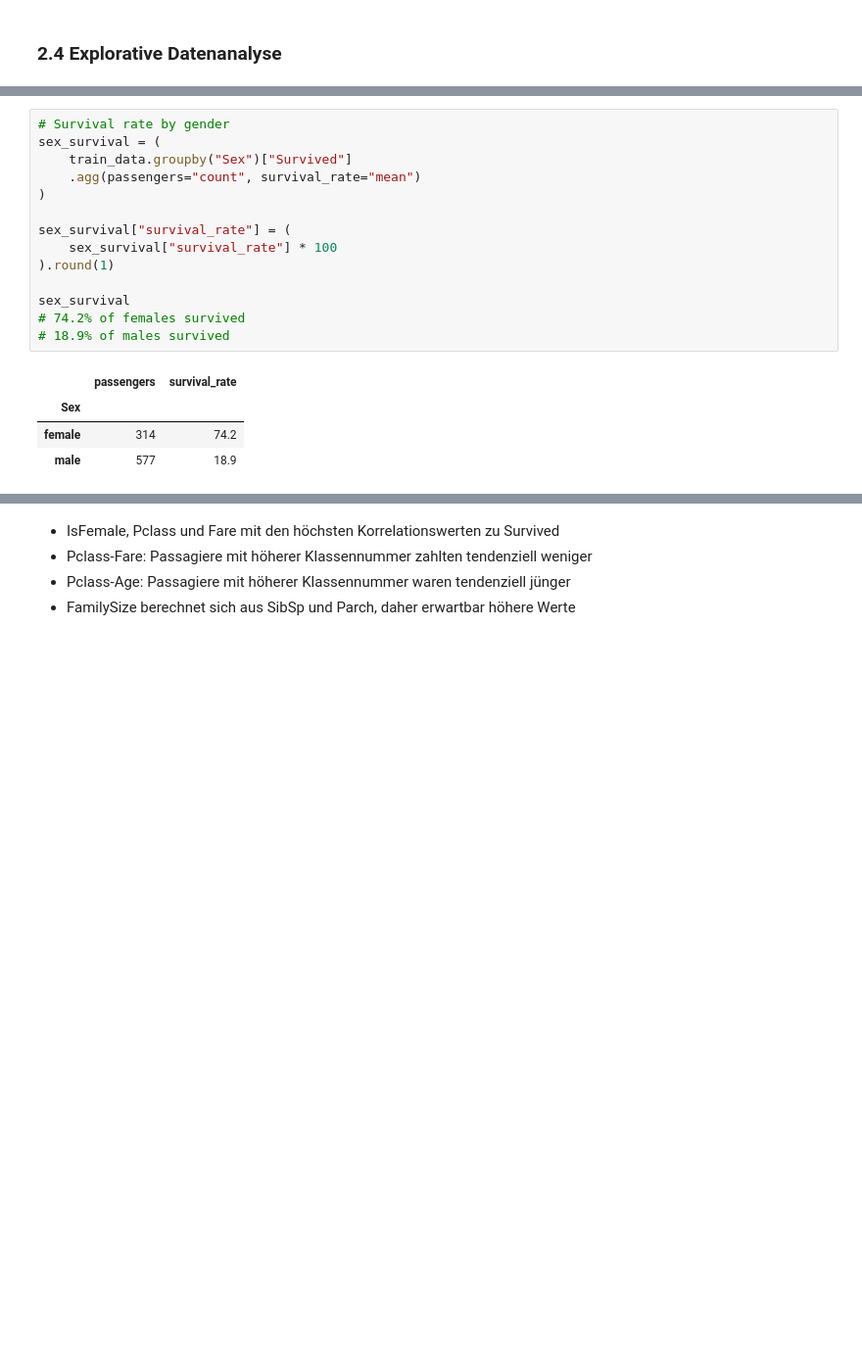
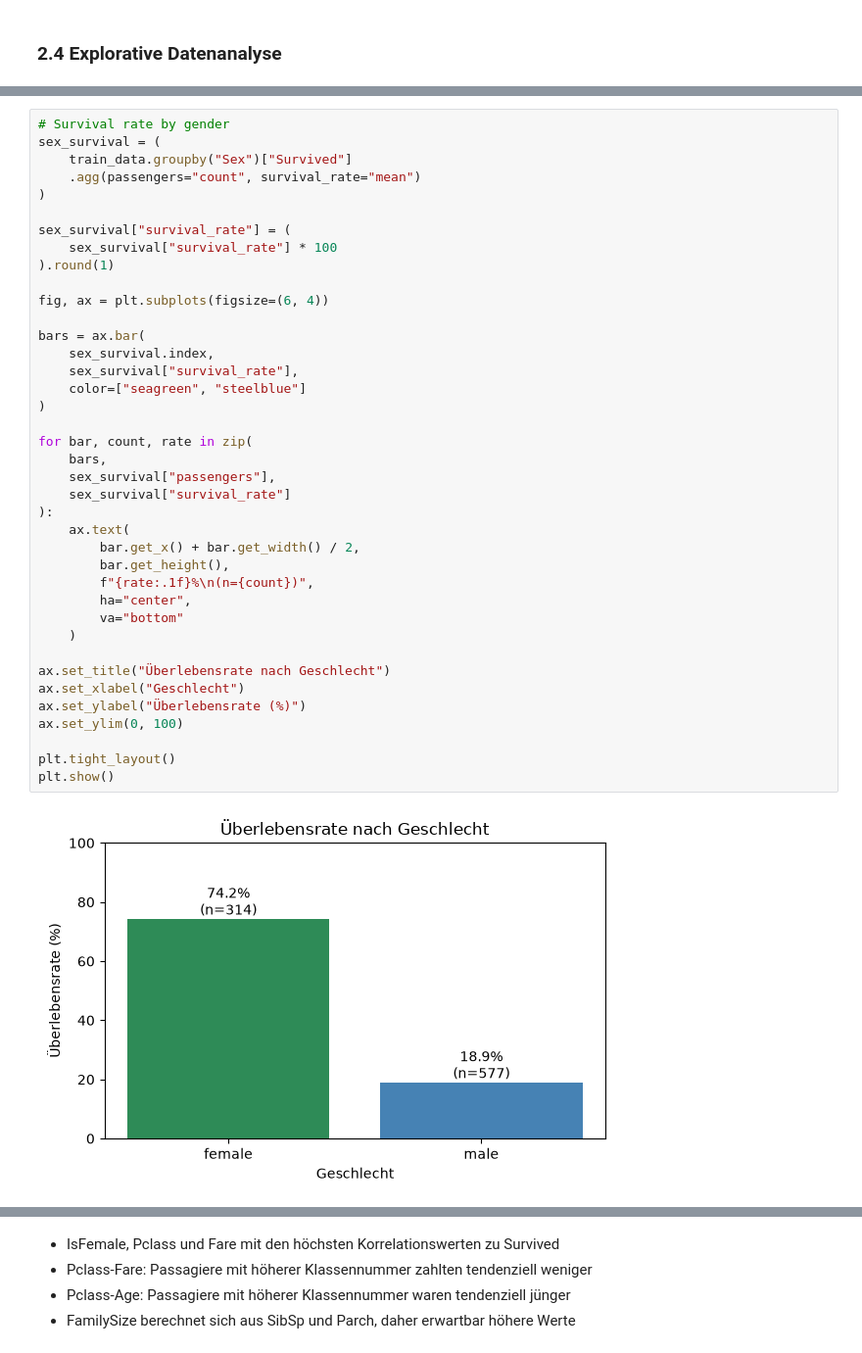
Before and after one commit to dhubmann/titanic, a Jupyter notebook: titanic.ipynb, the cells around one changed output, grey strips where cells are left out. Shown at 98% size. Cells and saved outputs as stored; diff of their text form; blank space fills up the shorter version.

```diff
--- a/titanic.ipynb
+++ b/titanic.ipynb
@@ -289,19 +389,41 @@ plt.show()
 # %%
 # Survival rate by gender
 sex_survival = (
     train_data.groupby("Sex")["Survived"]
     .agg(passengers="count", survival_rate="mean")
 )
 
 sex_survival["survival_rate"] = (
     sex_survival["survival_rate"] * 100
 ).round(1)
 
-sex_survival
-# 74.2% of females survived
-# 18.9% of males survived
+fig, ax = plt.subplots(figsize=(6, 4))
+
+bars = ax.bar(
+    sex_survival.index,
+    sex_survival["survival_rate"],
+    color=["seagreen", "steelblue"]
+)
+
+for bar, count, rate in zip(
+    bars,
+    sex_survival["passengers"],
+    sex_survival["survival_rate"]
+):
+    ax.text(
+        bar.get_x() + bar.get_width() / 2,
+        bar.get_height(),
+        f"{rate:.1f}%\n(n={count})",
+        ha="center",
+        va="bottom"
+    )
+
+ax.set_title("Überlebensrate nach Geschlecht")
+ax.set_xlabel("Geschlecht")
+ax.set_ylabel("Überlebensrate (%)")
+ax.set_ylim(0, 100)
+
+plt.tight_layout()
+plt.show()
 # %% [output]
-|  | passengers | survival_rate |
-| Sex |  |  |
-| female | 314 | 74.2 |
-| male | 577 | 18.9 |
+[figure, added]
```
Also changed, not shown: parts of 69 cells of this notebook.
